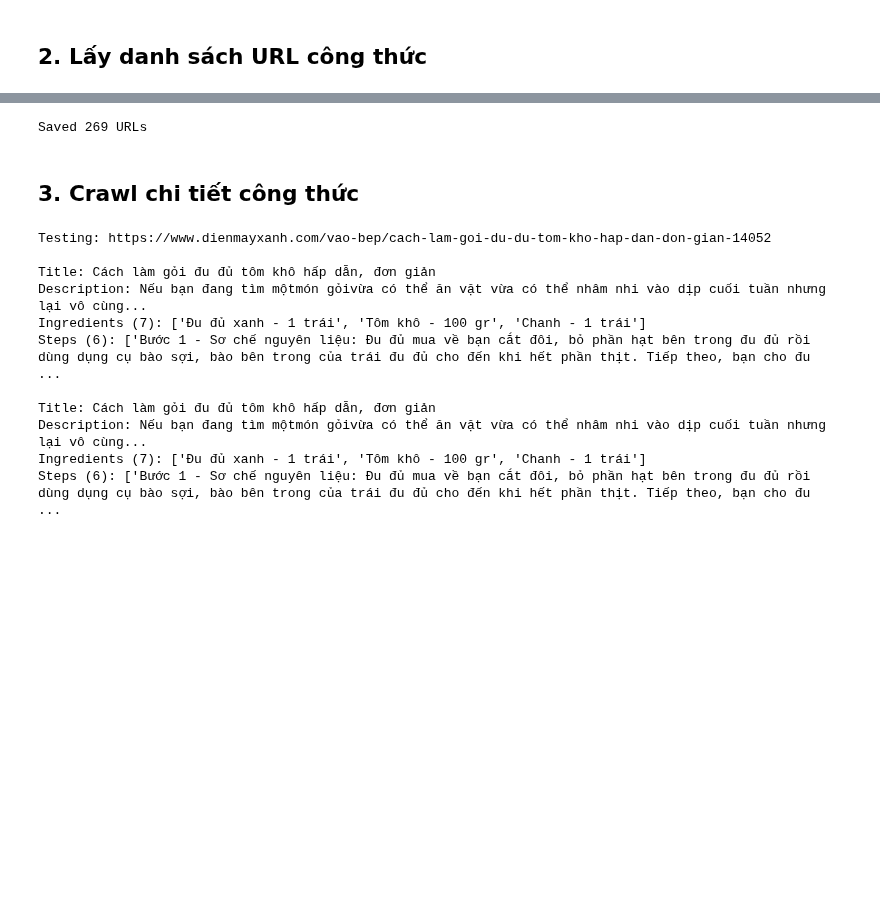
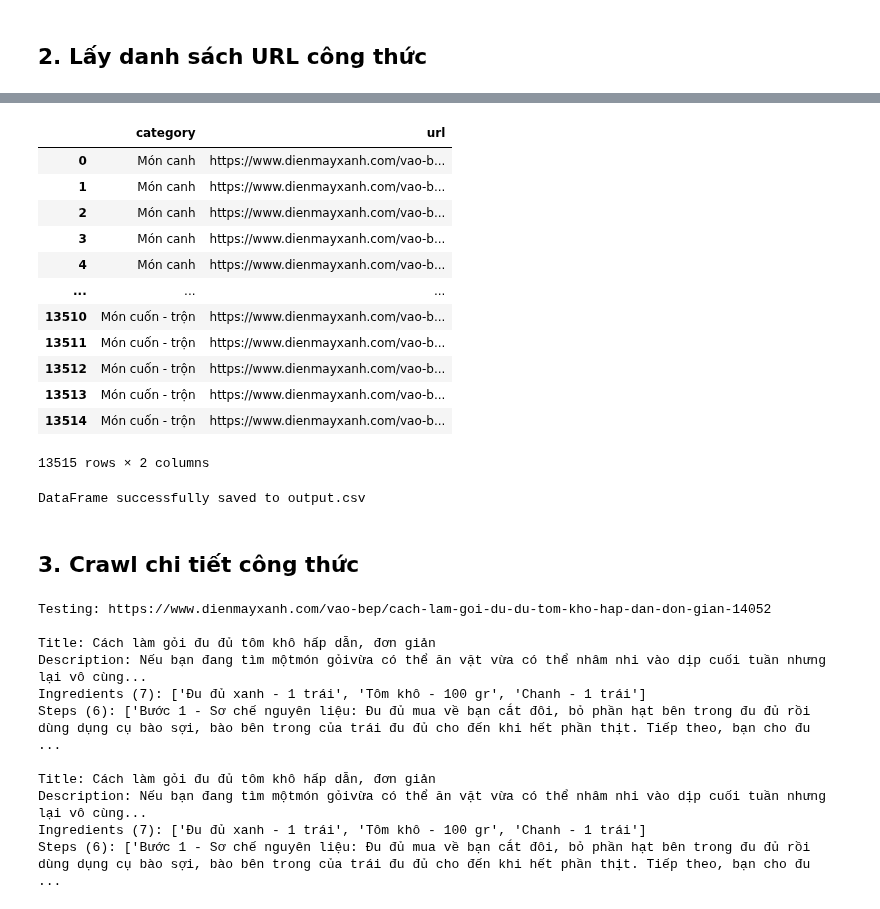
Before and after one commit to TMTien31/DS300-UIT-RecommenderSystem, a Jupyter notebook: Finalproject/data/4_Crawl_dienmayxanh.ipynb, the cells around one changed output, grey strips where cells are left out. Cells and saved outputs as stored; diff of their text form; code cells hidden in the pictures; blank space fills up the shorter version.

Commit message:
update crawler dienmayxanh

```diff
--- a/Finalproject/data/4_Crawl_dienmayxanh.ipynb
+++ b/Finalproject/data/4_Crawl_dienmayxanh.ipynb
@@ -136,9 +139,7 @@ def get_recipe_urls_from_category_dmx(category_url, category_name, max_pages=30)
 # %%
-# Test
-test_cat = categories[0]
-print(f"Testing: {test_cat['name']}")
-test_urls = get_recipe_urls_from_category_dmx(test_cat['url'], test_cat['name'], max_pages=2)
+# Test trên 1 category
+print(f"Testing: {categories[0]['name']}")
+
+test_urls = get_food_urls_from_category_dmx(categories[0]['url'])
 print(f"Found {len(test_urls)} recipes")
-for cat, url in test_urls[:3]:
-    print(f"  - {url}")
 # %% [output]
@@ -156,19 +154,27 @@ Found 22 recipes
 # %%
-# Crawl tất cả categories
+# Cào tất cả categories
 all_recipe_urls = []
 seen_urls = set()
 
-for cat in tqdm(categories, desc="Crawling categories"):
-    print(f"\n📂 {cat['name']}")
-    recipes = get_recipe_urls_from_category_dmx(cat['url'], cat['name'], max_pages=20)
+for category in tqdm(categories, desc="Crawling categories"):
+    cat_name = category["name"]
+    cat_url  = category["url"]
 
-    for cat_name, url in recipes:
+    print(f"Crawling category: {cat_name}")
+
+    try:
+        food_urls = get_food_urls_from_category_dmx(cat_url)
+    except Exception as e:
+        print(f"Lỗi khi crawl category {cat_name}: {e}")
+        continue
+
+    for url in food_urls:
         if url not in seen_urls:
             seen_urls.add(url)
             all_recipe_urls.append((cat_name, url))
 
-    print(f"   ✅ Total: {len(all_recipe_urls)}")
+    print(f"Total collected: {len(all_recipe_urls)}")
     time.sleep(random.uniform(1, 2))
 
-print(f"\n🎉 Total unique recipes: {len(all_recipe_urls)}")
+print(f"Total unique recipes: {len(all_recipe_urls)}")
 # %% [output]
@@ -235,0 +206,2 @@ print(f"\n🎉 Total unique recipes: {len(all_recipe_urls)}")
+# %%
+all_food_urls = [(cat, url) for cat, url in all_recipe_urls]
@@ -236,10 +228,25 @@ print(f"\n🎉 Total unique recipes: {len(all_recipe_urls)}")
+# %%
+all_foods_df = pd.DataFrame(all_food_urls, columns=['category', 'url'])
+all_foods_df
+# %% [output]
+|  | category | url |
+| 0 | Món canh | https://www.dienmayxanh.com/vao-b... |
+| 1 | Món canh | https://www.dienmayxanh.com/vao-b... |
+| 2 | Món canh | https://www.dienmayxanh.com/vao-b... |
+| 3 | Món canh | https://www.dienmayxanh.com/vao-b... |
+| 4 | Món canh | https://www.dienmayxanh.com/vao-b... |
+| ... | ... | ... |
+| 13510 | Món cuốn - trộn | https://www.dienmayxanh.com/vao-b... |
+| 13511 | Món cuốn - trộn | https://www.dienmayxanh.com/vao-b... |
+| 13512 | Món cuốn - trộn | https://www.dienmayxanh.com/vao-b... |
+| 13513 | Món cuốn - trộn | https://www.dienmayxanh.com/vao-b... |
+| 13514 | Món cuốn - trộn | https://www.dienmayxanh.com/vao-b... |
+13515 rows × 2 columns
 # %%
-# Lưu URLs
-urls_df = pd.DataFrame(all_recipe_urls, columns=['category', 'url'])
-urls_df.to_csv('dmx_recipe_urls.csv', index=False)
-print(f"Saved {len(urls_df)} URLs")
+all_foods_df.to_csv('dienmayxanh_foods_urls.csv', index=False)
+print("DataFrame successfully saved to output.csv")
 # %% [output]
-Saved 269 URLs
+DataFrame successfully saved to output.csv
 # %% [markdown]
 ## 3. Crawl chi tiết công thức
 # %%
```
Also changed, not shown: parts of 11 cells of this notebook, 6 other files.
